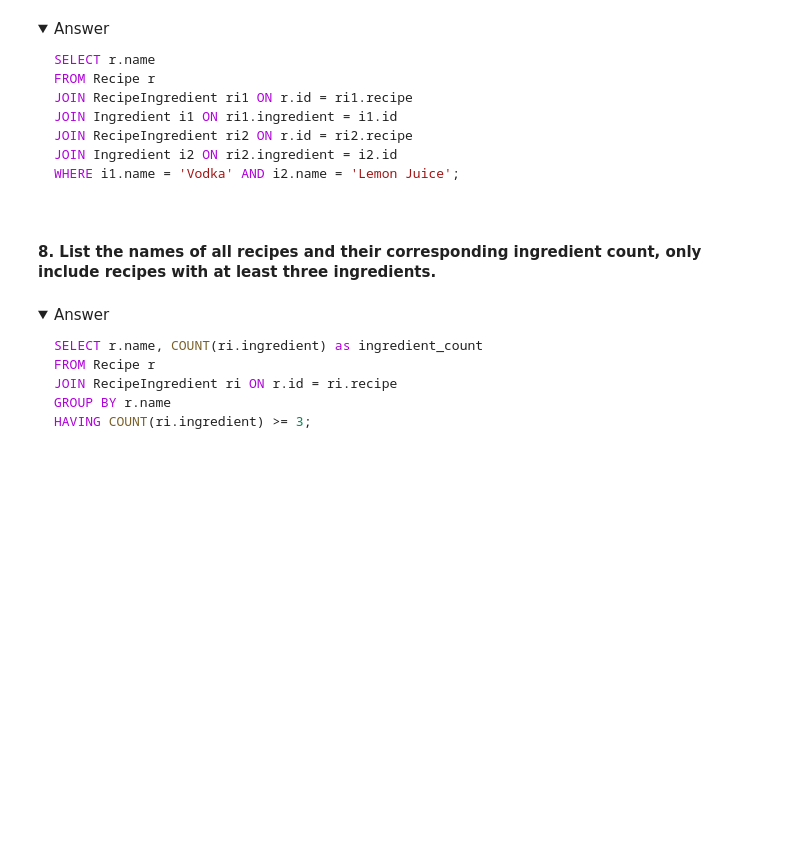
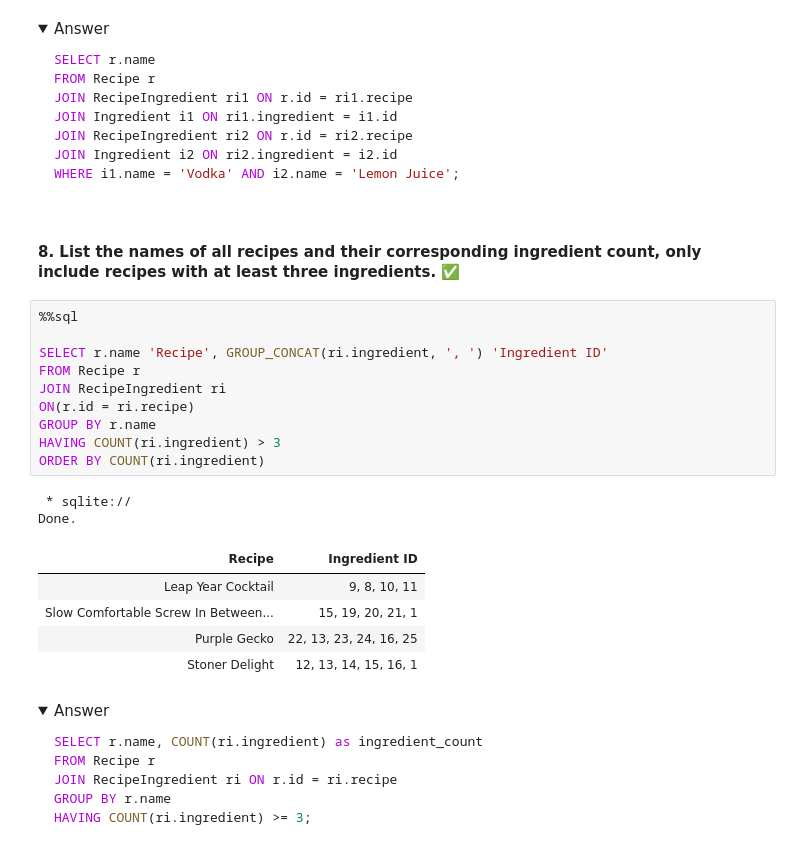
Before and after one commit to Bryanbu2014/database, a Jupyter notebook: exercises-ss24/Aufgabe_Getränke.ipynb, the cells around one changed output. Saved outputs shown, nothing was run; the diff lists cells and outputs as text; folded sections open; blank space fills up the shorter version.

```diff
--- a/exercises-ss24/Aufgabe_Getränke.ipynb
+++ b/exercises-ss24/Aufgabe_Getränke.ipynb
@@ -595,7 +612,25 @@ WHERE i1.name = 'Vodka' AND i2.name = 'Lemon Juice';
 
 </details>
 # %% [markdown]
-#### **8. List the names of all recipes and their corresponding ingredient count, only include recipes with at least three ingredients.**
+#### **8. List the names of all recipes and their corresponding ingredient count, only include recipes with at least three ingredients.** ✅
+# %%
+%%sql
+
+SELECT r.name 'Recipe', GROUP_CONCAT(ri.ingredient, ', ') 'Ingredient ID'
+FROM Recipe r
+JOIN RecipeIngredient ri
+ON(r.id = ri.recipe)
+GROUP BY r.name
+HAVING COUNT(ri.ingredient) > 3
+ORDER BY COUNT(ri.ingredient)
+# %% [output]
+ * sqlite://
+Done.
+| Recipe | Ingredient ID |
+| Leap Year Cocktail | 9, 8, 10, 11 |
+| Slow Comfortable Screw In Between... | 15, 19, 20, 21, 1 |
+| Purple Gecko | 22, 13, 23, 24, 16, 25 |
+| Stoner Delight | 12, 13, 14, 15, 16, 1 |
 # %% [markdown]
 <details>
 <summary>Answer</summary>
```
Also changed, not shown: parts of 2 cells of this notebook.
